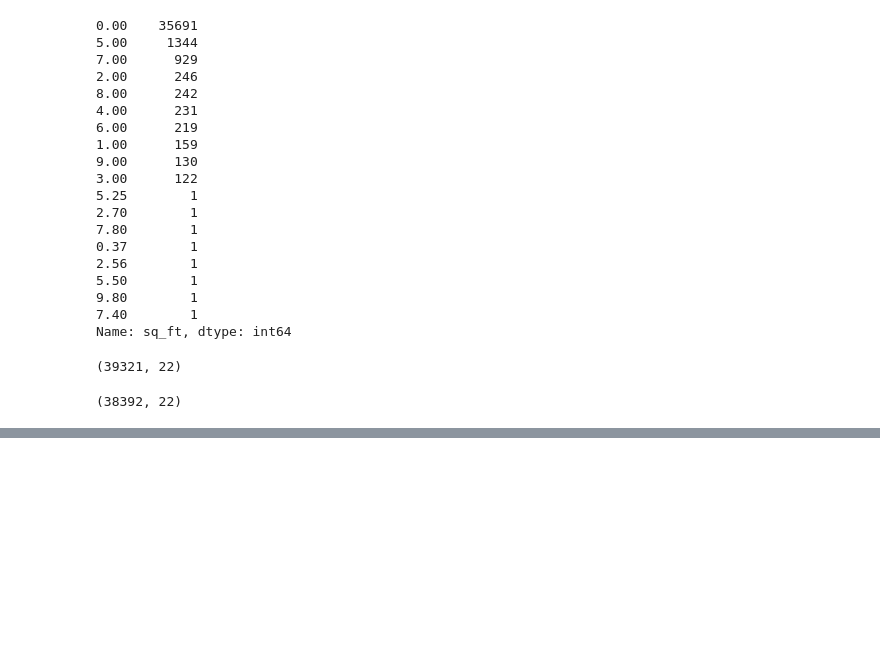
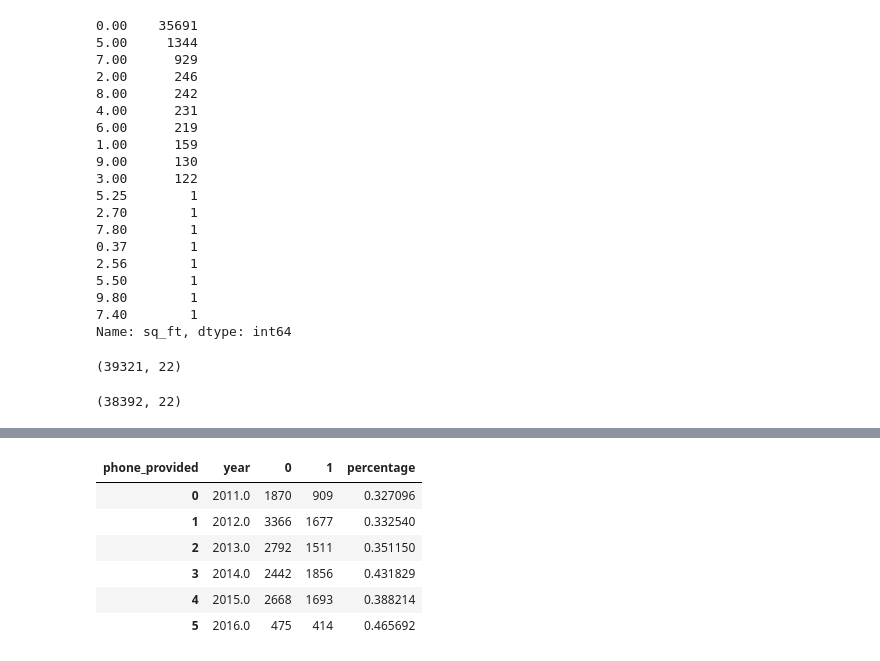
Before and after one commit to LindsayVass/BrazilianDirect, a Jupyter notebook: py/conversion_features_analysis.ipynb, the cells around one changed output, grey strips where cells are left out. Cells and saved outputs as stored; diff of their text form; code cells hidden in the pictures; blank space fills up the shorter version.

```diff
--- a/py/conversion_features_analysis.ipynb
+++ b/py/conversion_features_analysis.ipynb
@@ -558,0 +577,12 @@ df.loc[df['sq_ft']%10 != 7, :].shape
+# %%
+xt_phone_year = pd.crosstab(df_all['year'], df_all['phone_provided']).reset_index()
+xt_phone_year['percentage'] = xt_phone_year[1.0] / (xt_phone_year[1.0] + xt_phone_year[0.0])
+xt_phone_year
+# %% [output]
+| phone_provided | year | 0 | 1 | percentage |
+| 0 | 2011.0 | 1870 | 909 | 0.327096 |
+| 1 | 2012.0 | 3366 | 1677 | 0.332540 |
+| 2 | 2013.0 | 2792 | 1511 | 0.351150 |
+| 3 | 2014.0 | 2442 | 1856 | 0.431829 |
+| 4 | 2015.0 | 2668 | 1693 | 0.388214 |
+| 5 | 2016.0 | 475 | 414 | 0.465692 |
```
Also changed, not shown: parts of 5 cells of this notebook.
